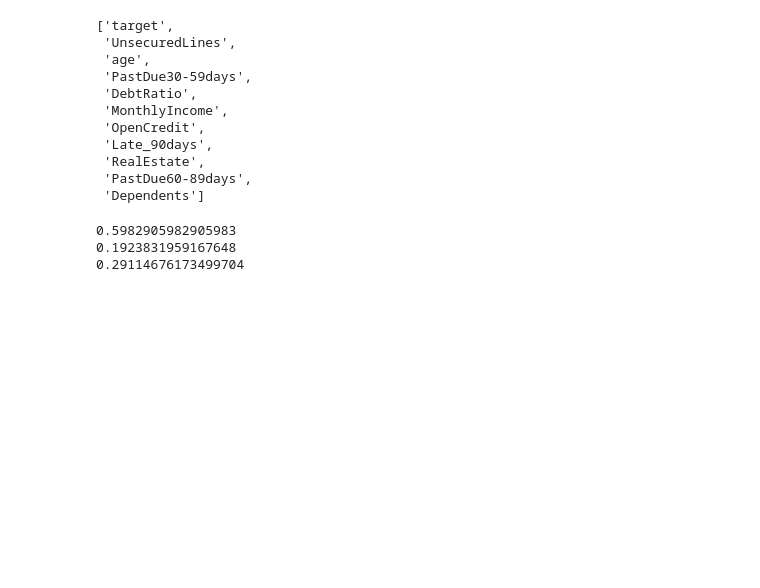
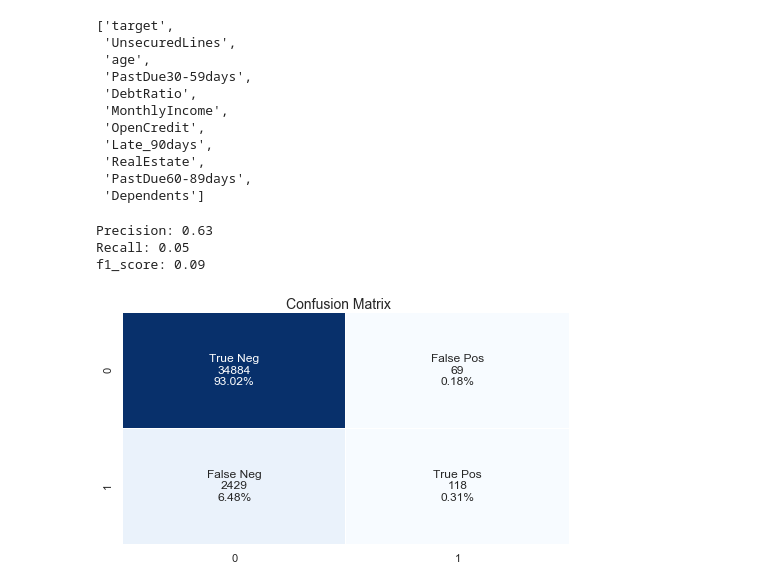
Before and after one commit to sarbol/Credit_risk_model, a Jupyter notebook: Loan_Defaulters.ipynb, the cells around one changed output. Saved outputs shown, nothing was run; the diff lists cells and outputs as text; code cells hidden in the pictures; blank space fills up the shorter version.

```diff
--- a/Loan_Defaulters.ipynb
+++ b/Loan_Defaulters.ipynb
@@ -132,14 +134,35 @@ X_train, X_test, y_train, y_test = train_test_split(df_train[features[1:]], df_t
 scaler = StandardScaler()
 X_train_scaled = scaler.fit_transform(np.array(X_train))
 X_test_scaled = scaler.transform(np.array(X_test))
+# %%
+lr = LogisticRegression().fit(X_train_scaled, y_train)
+lr_predicted = lr.predict(X_test_scaled)
+# %%
+f, ax = plt.subplots(figsize=(8, 4))
+confusion = confusion_matrix(y_test, lr_predicted)
+
+group_names = ['True Neg','False Pos','False Neg','True Pos']
+group_counts = ['{0:0.0f}'.format(value) for value in
+                confusion.flatten()]
+group_percentages = ['{0:.2%}'.format(value) for value in
+                     confusion.flatten()/np.sum(confusion)]
+labels = [f'{v1}\n{v2}\n{v3}' for v1, v2, v3 in
+          zip(group_names,group_counts,group_percentages)]
+labels = np.asarray(labels).reshape(2,2)
+hm = sns.heatmap(confusion, ax =ax, annot = labels, cmap = 'Blues', linewidths = .05, fmt = '', cbar = False)
+
+f.subplots_adjust(top=0.93)
+t= f.suptitle('Confusion Matrix', fontsize=14)
+
+print('Precision: {:.2f}'. format(precision_score(y_test, lr_predicted)))
+print('Recall: {:.2f}'. format(recall_score(y_test, lr_predicted)))
+print('f1_score: {:.2f}'.format(f1_score(y_test, lr_predicted)))
+# %% [output]
+Precision: 0.63
+Recall: 0.05
+f1_score: 0.09
+[figure, added]
 # %%
 clf = GradientBoostingClassifier(random_state = 0)
 clf.fit(X_train, y_train)
 predict = clf.predict(X_test)
-print(precision_score(y_test, predict))
-print(recall_score(y_test, predict))
-print(f1_score(y_test, predict))
-# %% [output]
-0.5982905982905983
-0.1923831959167648
-0.29114676173499704
```
Also changed, not shown: parts of 24 cells of this notebook, 4 other files.
